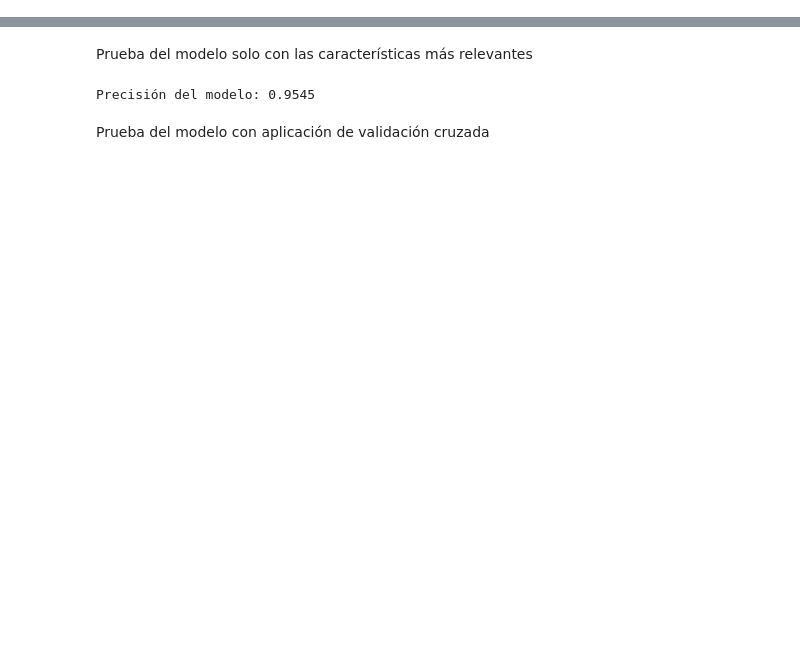
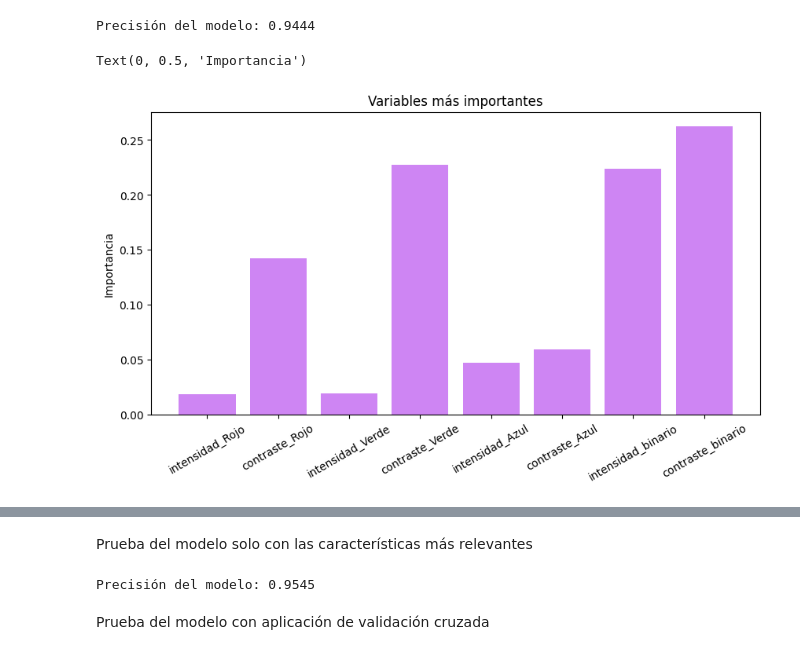
Before and after one commit to unaimleal/health_reto9, a Jupyter notebook: Health_reto10_grupal.ipynb, the cells around one changed output, grey strips where cells are left out. Drawn from its saved outputs; the diff is of its cells as text; code cells hidden in the pictures; blank space fills up the shorter version.

```diff
--- a/Health_reto10_grupal.ipynb
+++ b/Health_reto10_grupal.ipynb
@@ -86,3 +137,28 @@ print(df.head())
+# %%
+X = df.drop('label', axis=1)
+y = df['label']
+
+X_train_total, X_test, y_train_total, y_test = train_test_split(X, y, test_size=0.2, random_state=42)
+X_train, X_val, y_train, y_val = train_test_split(X_train_total, y_train_total, test_size=0.2, random_state=42)
+
+clasificador = RandomForestClassifier()
+
+clasificador.fit(X_train, y_train)
+pred = clasificador.predict(X_val)
+
+accuracy = accuracy_score(y_val, pred)
+print(f"Precisión del modelo: {accuracy:.4f}")
+
+variables_importantes = pd.DataFrame({'variables': X_train.columns, 'importancia': clasificador.feature_importances_})
+plt.figure(figsize=(10,5))
+plt.bar(variables_importantes['variables'], variables_importantes['importancia'], color = '#ae34eb', alpha = .6)
+plt.title('Variables más importantes')
+plt.xticks(rotation = 30)
+plt.ylabel('Importancia')
+# %% [output]
+Precisión del modelo: 0.9444
+Text(0, 0.5, 'Importancia')
+[figure, added]
 # %%
 df = pd.read_csv('dataset_features.csv')
 # %%
```
Also changed, not shown: parts of 8 cells of this notebook, 1 other file.
